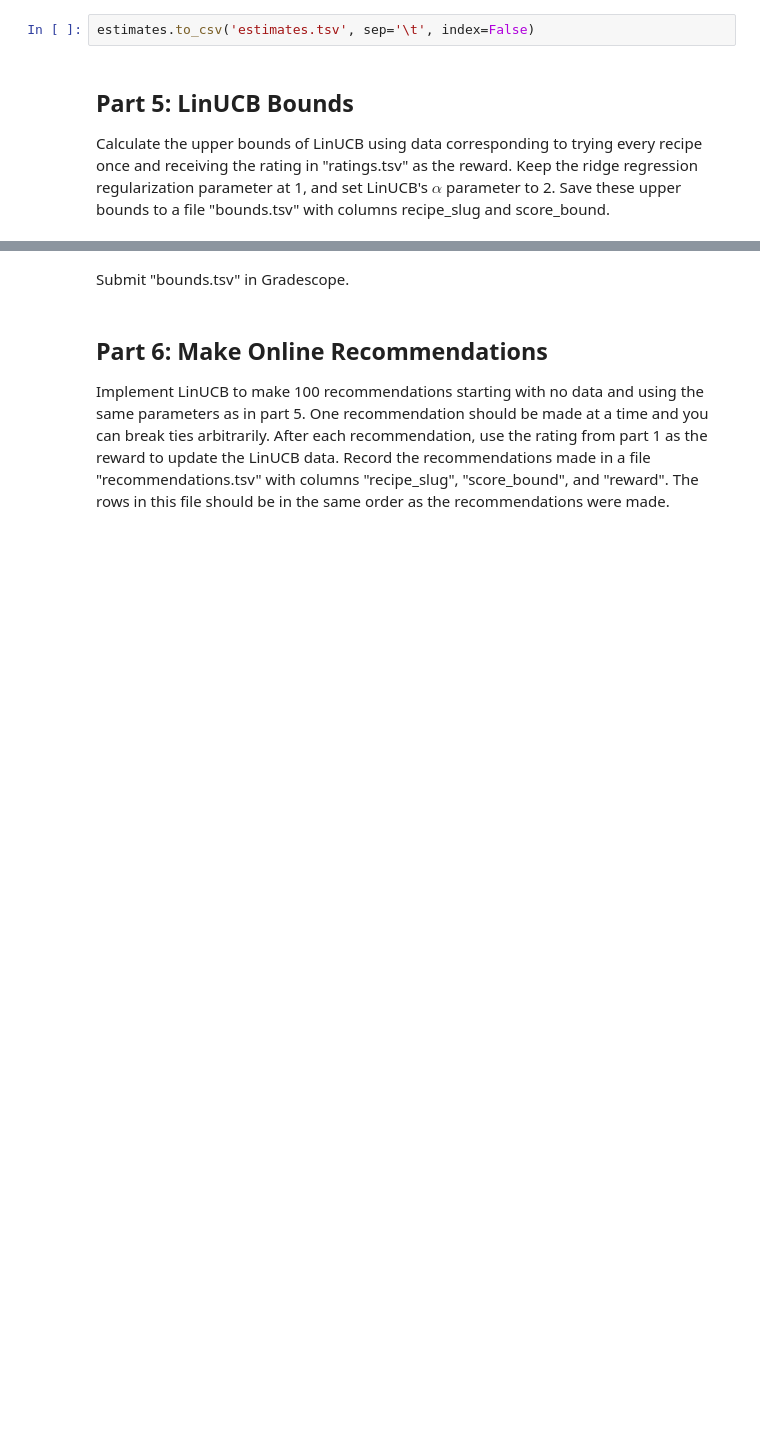
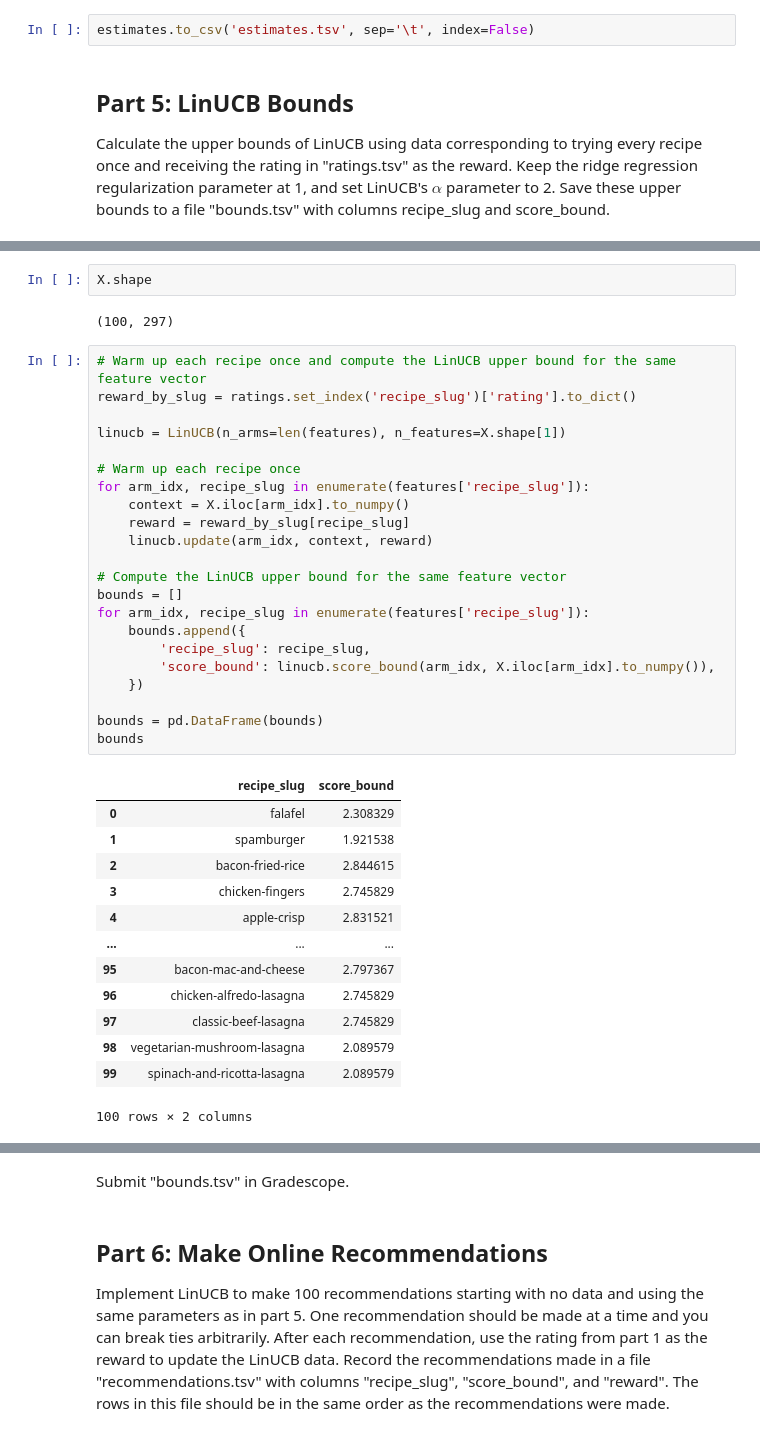
Before and after one commit to calebhadley1/AI_in_the_Field_Coursework, a Jupyter notebook: Week 4/project.ipynb, the cells around one changed output, grey strips where cells are left out. Drawn from its saved outputs; the diff is of its cells as text; blank space fills up the shorter version.

```diff
--- a/Week 4/project.ipynb
+++ b/Week 4/project.ipynb
@@ -269,0 +326,40 @@ Save these upper bounds to a file "bounds.tsv" with columns recipe_slug and scor
+# %%
+X.shape
+# %% [output]
+(100, 297)
+# %%
+# Warm up each recipe once and compute the LinUCB upper bound for the same feature vector
+reward_by_slug = ratings.set_index('recipe_slug')['rating'].to_dict()
+
+linucb = LinUCB(n_arms=len(features), n_features=X.shape[1])
+
+# Warm up each recipe once
+for arm_idx, recipe_slug in enumerate(features['recipe_slug']):
+    context = X.iloc[arm_idx].to_numpy()
+    reward = reward_by_slug[recipe_slug]
+    linucb.update(arm_idx, context, reward)
+
+# Compute the LinUCB upper bound for the same feature vector
+bounds = []
+for arm_idx, recipe_slug in enumerate(features['recipe_slug']):
+    bounds.append({
+        'recipe_slug': recipe_slug,
+        'score_bound': linucb.score_bound(arm_idx, X.iloc[arm_idx].to_numpy()),
+    })
+
+bounds = pd.DataFrame(bounds)
+bounds
+# %% [output]
+|  | recipe_slug | score_bound |
+| 0 | falafel | 2.308329 |
+| 1 | spamburger | 1.921538 |
+| 2 | bacon-fried-rice | 2.844615 |
+| 3 | chicken-fingers | 2.745829 |
+| 4 | apple-crisp | 2.831521 |
+| ... | ... | ... |
+| 95 | bacon-mac-and-cheese | 2.797367 |
+| 96 | chicken-alfredo-lasagna | 2.745829 |
+| 97 | classic-beef-lasagna | 2.745829 |
+| 98 | vegetarian-mushroom-lasagna | 2.089579 |
+| 99 | spinach-and-ricotta-lasagna | 2.089579 |
+100 rows × 2 columns
```
Also changed, not shown: parts of 8 cells of this notebook, 1 other file.
